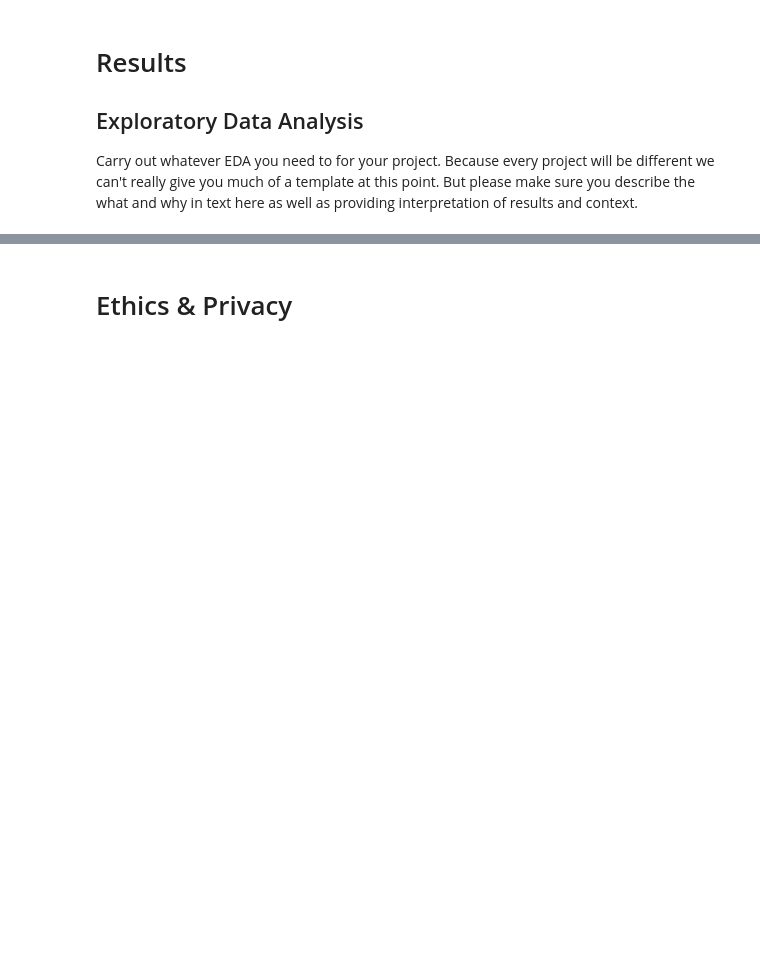
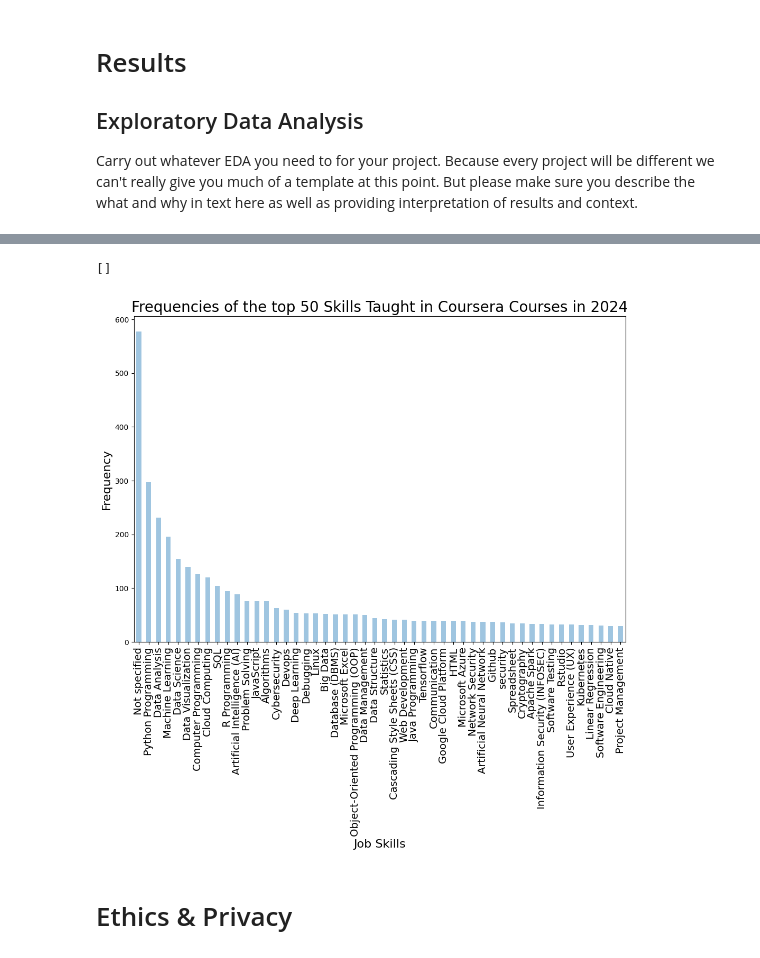
Before and after one commit to charvishukla/linkedIn-job-skills-coursera-analysis, a Jupyter notebook: EDACheckpoint_Group050_WI24.ipynb, the cells around one changed output, grey strips where cells are left out. Saved outputs shown, nothing was run; the diff lists cells and outputs as text; code cells hidden in the pictures; blank space fills up the shorter version.

```diff
--- a/EDACheckpoint_Group050_WI24.ipynb
+++ b/EDACheckpoint_Group050_WI24.ipynb
@@ -374,0 +375,5 @@ Some more words and stuff.  Remember notebooks work best if you interleave the c
+# %%
+exploded_coursera_df = courses_data.explode('skill')                       # exploding the skill column
+course_skills_counts = exploded_coursera_df['skill'].value_counts()             # get value counts
+top_coursera_skills = course_skills_counts.head(50)
+top_coursera_skills
@@ -375,3 +398,13 @@ Some more words and stuff.  Remember notebooks work best if you interleave the c
+# %%
+top_coursera_skills.plot(kind='bar',figsize=(12, 8), color='#9fc5e0')
+plt.title('Frequencies of the top 50 Skills Taught in Coursera Courses in 2024',fontsize=20)
+plt.xlabel('Job Skills', fontsize=16)
+plt.ylabel('Frequency', fontsize=16)
+plt.xticks(rotation=90, fontsize=14)
+plt.plot()
+# %% [output]
+[]
+[figure, added]
 # %% [markdown]
 # Ethics & Privacy
 # %% [markdown]
```
Also changed, not shown: parts of 9 cells of this notebook.
